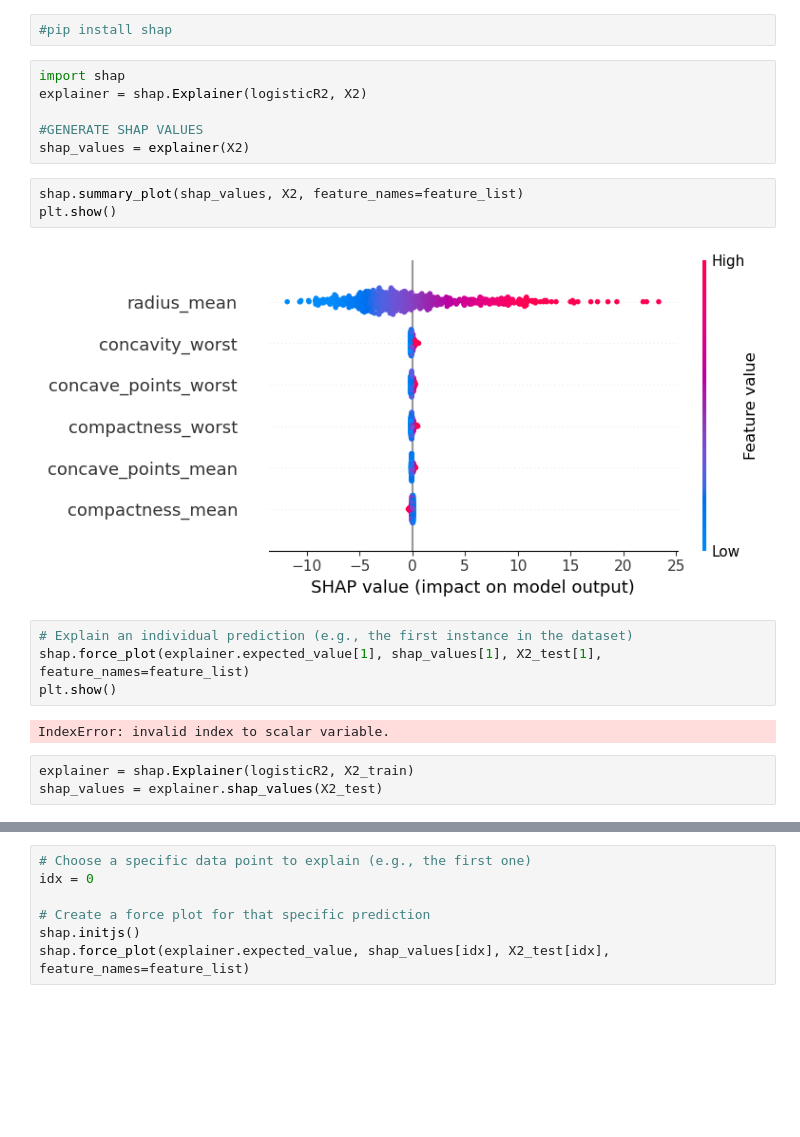
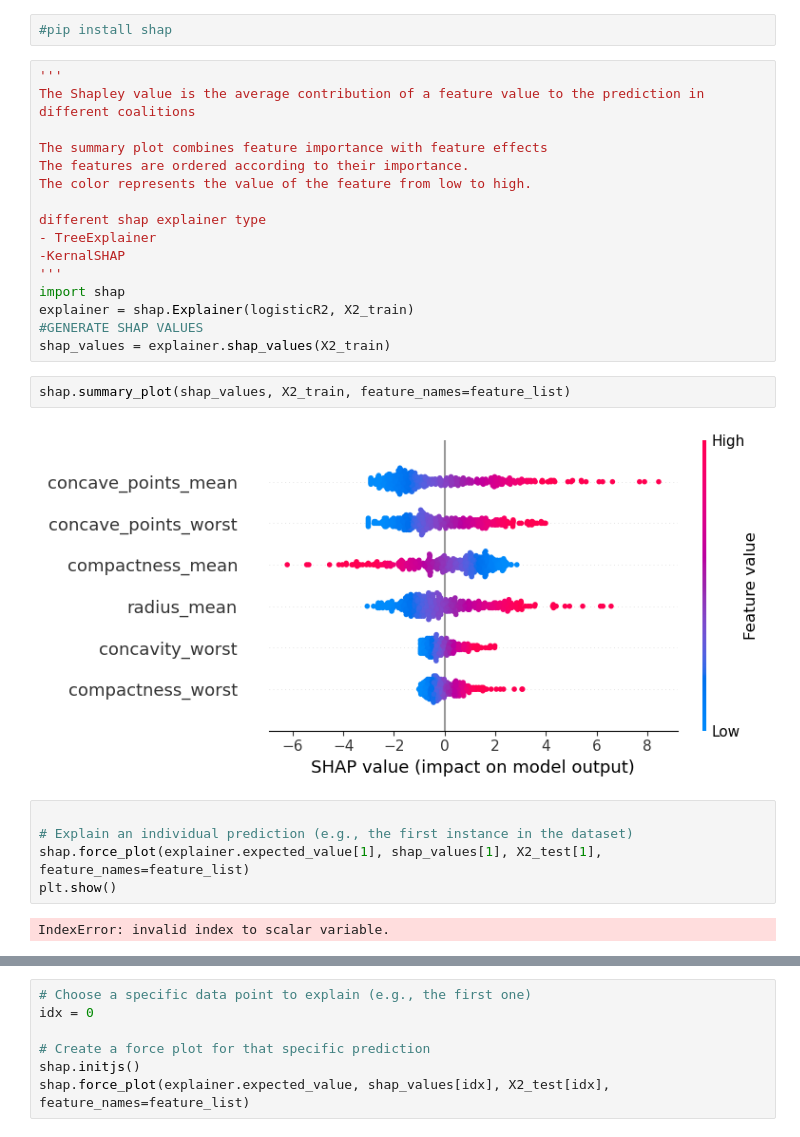
Before and after one commit to lasantha13/breast_ca, a Jupyter notebook: notebook/Breast_Cancer.ipynb, the cells around one changed output, grey strips where cells are left out. Cells and saved outputs as stored; diff of their text form; blank space fills up the shorter version.

Commit message:
SHAP module updated

```diff
--- a/notebook/Breast_Cancer.ipynb
+++ b/notebook/Breast_Cancer.ipynb
@@ -395,23 +395,30 @@ logisticR2.score(X2_test,y2_test)
 ### Create SHAP
 # %%
 #pip install shap
-# %%
-import shap
-explainer = shap.Explainer(logisticR2, X2)
-
-#GENERATE SHAP VALUES
-shap_values = explainer(X2)
+# %%
+'''
+The Shapley value is the average contribution of a feature value to the prediction in different coalitions
+
+The summary plot combines feature importance with feature effects
+The features are ordered according to their importance.
+The color represents the value of the feature from low to high.
+
+different shap explainer type
+- TreeExplainer
+-KernalSHAP
+'''
+import shap
+explainer = shap.Explainer(logisticR2, X2_train)
+#GENERATE SHAP VALUES
+shap_values = explainer.shap_values(X2_train)
 # %%
-shap.summary_plot(shap_values, X2, feature_names=feature_list)
-plt.show()
+shap.summary_plot(shap_values, X2_train, feature_names=feature_list)
 # %% [output]
-[figure, old version]
+[figure, new version]
 # %%
+
 # Explain an individual prediction (e.g., the first instance in the dataset)
 shap.force_plot(explainer.expected_value[1], shap_values[1], X2_test[1], feature_names=feature_list)
 plt.show()
 # %% [output]
 IndexError: invalid index to scalar variable.
-# %%
-explainer = shap.Explainer(logisticR2, X2_train)
-shap_values = explainer.shap_values(X2_test)
```
Also changed, not shown: parts of 3 cells of this notebook.
